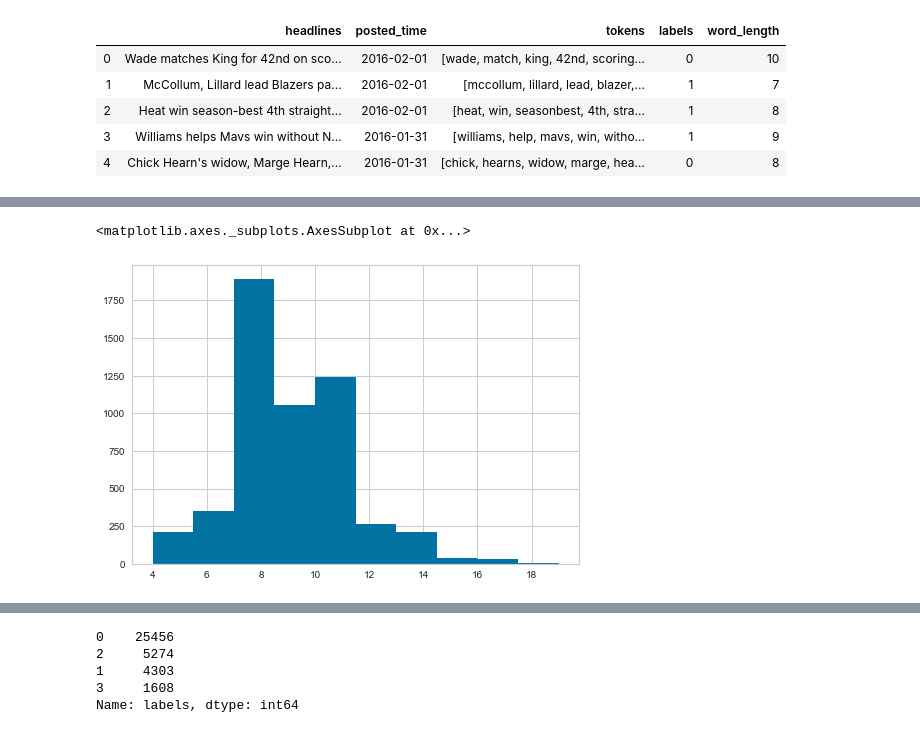
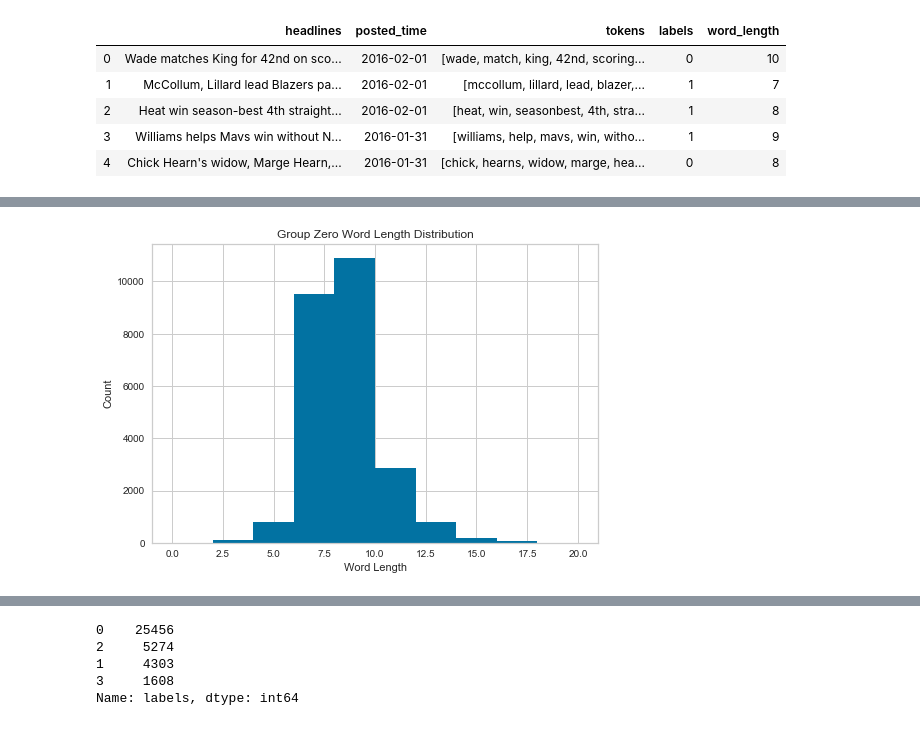
Before and after one commit to jeremy-lee93/capstone-project, a Jupyter notebook: webscraping_headlines.ipynb, the cells around one changed output, grey strips where cells are left out. Saved outputs shown, nothing was run; the diff lists cells and outputs as text; code cells hidden in the pictures.

Commit message:
created word length histogramsand created player and team mention functions

```diff
--- a/webscraping_headlines.ipynb
+++ b/webscraping_headlines.ipynb
@@ -1127,5 +1117,8 @@ espn_three_df.loc[espn_three_df['labels'] == 1]['word_length'].hist()
-# %%
-espn_three_df.loc[espn_three_df['labels'] == 2]['word_length'].hist()
-# %% [output]
-<matplotlib.axes._subplots.AxesSubplot at 0x...>
-[figure, removed]
+# %%
+espn_three_df.loc[espn_three_df['labels'] == 0]['word_length'].hist()
+plt.title('Group Zero Word Length Distribution')
+plt.xlabel('Word Length')
+plt.ylabel('Count')
+plt.savefig('espn_zero_word_count_hist.png')
+# %% [output]
+[figure, added]
```
Also changed, not shown: parts of 8 cells of this notebook, 3 other files.
